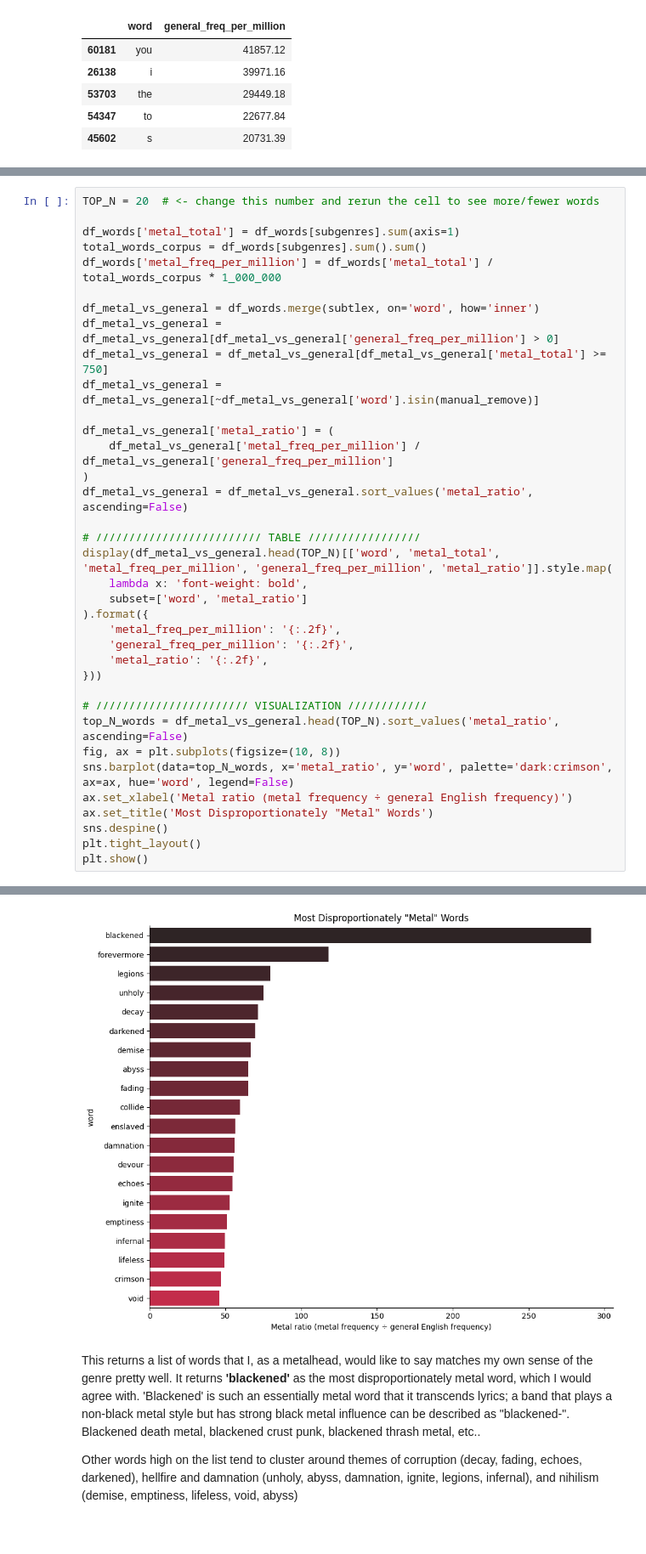
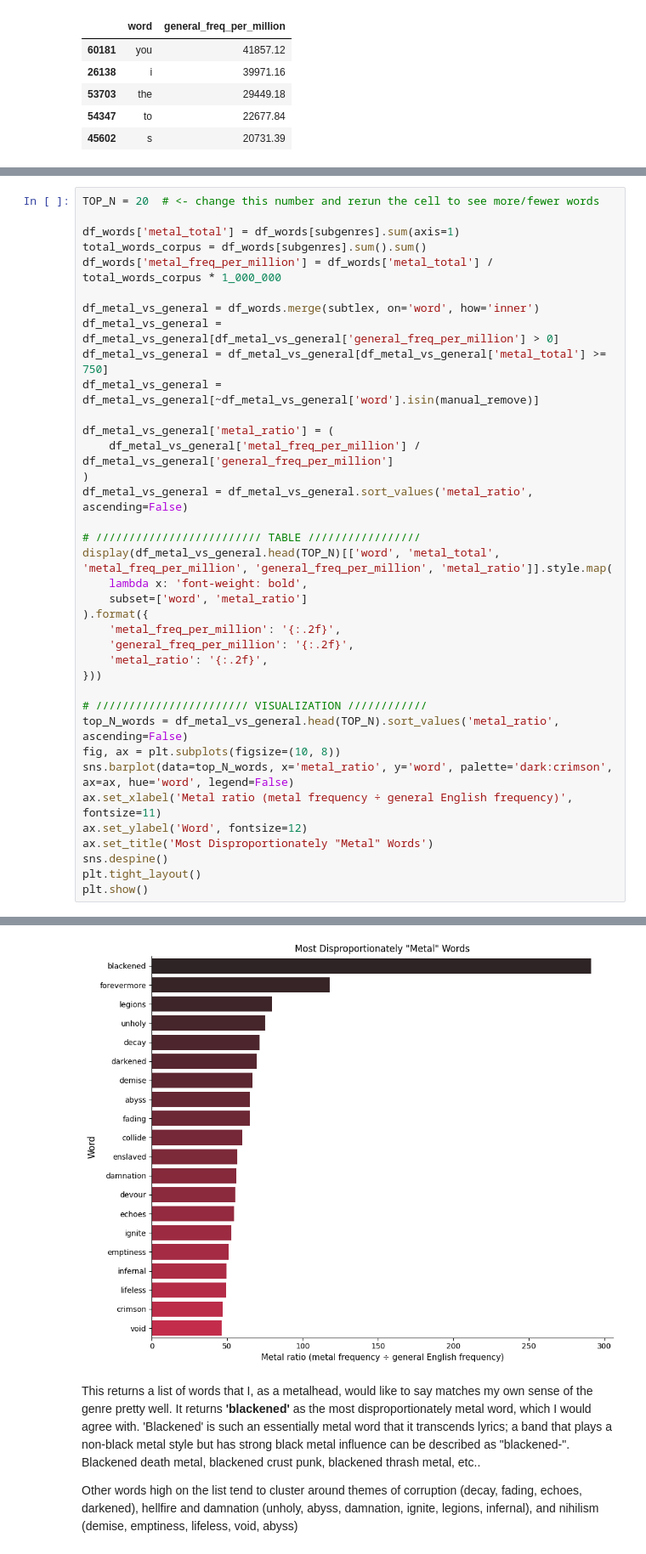
Before and after one commit to wanderson33245/The-Metal-Corpus, a Jupyter notebook: The Metal Corpus.ipynb, the cells around one changed output, grey strips where cells are left out. Shown at 85% size. Saved outputs shown, nothing was run; the diff lists cells and outputs as text.

```diff
--- a/The Metal Corpus.ipynb
+++ b/The Metal Corpus.ipynb
@@ -740,35 +757,36 @@ display(df_metal_vs_general.head(TOP_N)[['word', 'metal_total', 'metal_freq_per_
     'general_freq_per_million': '{:.2f}',
     'metal_ratio': '{:.2f}',
 }))
 
 # /////////////////////// VISUALIZATION ////////////
 top_N_words = df_metal_vs_general.head(TOP_N).sort_values('metal_ratio', ascending=False)
 fig, ax = plt.subplots(figsize=(10, 8))
 sns.barplot(data=top_N_words, x='metal_ratio', y='word', palette='dark:crimson', ax=ax, hue='word', legend=False)
-ax.set_xlabel('Metal ratio (metal frequency ÷ general English frequency)')
+ax.set_xlabel('Metal ratio (metal frequency ÷ general English frequency)', fontsize=11)
+ax.set_ylabel('Word', fontsize=12)
 ax.set_title('Most Disproportionately "Metal" Words')
 sns.despine()
 plt.tight_layout()
 plt.show()
 # %% [output]
 |  | word | metal_total | metal_freq_per_million | general_freq_per_million | metal_ratio |
 | 6654 | blackened | 1504 | 90.32 | 0.31 | 291.35 |
 | 2912 | forevermore | 1042 | 62.57 | 0.53 | 118.06 |
 | 2229 | legions | 945 | 56.75 | 0.71 | 79.93 |
 | 3247 | unholy | 1666 | 100.05 | 1.33 | 75.22 |
 | 1173 | decay | 2450 | 147.13 | 2.06 | 71.42 |
 | 896 | darkened | 904 | 54.29 | 0.78 | 69.60 |
 | 1733 | demise | 1907 | 114.52 | 1.71 | 66.97 |
 | 4346 | abyss | 1908 | 114.58 | 1.76 | 65.10 |
 | 1465 | fading | 2653 | 159.32 | 2.45 | 65.03 |
 | 1212 | collide | 918 | 55.13 | 0.92 | 59.92 |
 | ... | ... | ... | ... | ... | ... |
 | 1402 | emptiness | 1529 | 91.82 | 1.80 | 51.01 |
 | 3005 | infernal | 978 | 58.73 | 1.18 | 49.77 |
 | 2019 | lifeless | 1024 | 61.49 | 1.25 | 49.19 |
 | 967 | crimson | 1029 | 61.79 | 1.31 | 47.17 |
 | 1818 | void | 3154 | 189.40 | 4.10 | 46.20 |
-[figure, old version]
+[figure, new version]
 # %% [markdown]
 This returns a list of words that I, as a metalhead, would like to say matches my own sense of the genre pretty well. It returns **'blackened'** as the most disproportionately metal word, which I would agree with. 'Blackened' is such an essentially metal word that it transcends lyrics; a band that plays a non-black metal style but has strong black metal influence can be described as "blackened-". Blackened death metal, blackened crust punk, blackened thrash metal, etc..
 
```
Also changed, not shown: parts of 19 cells of this notebook.
